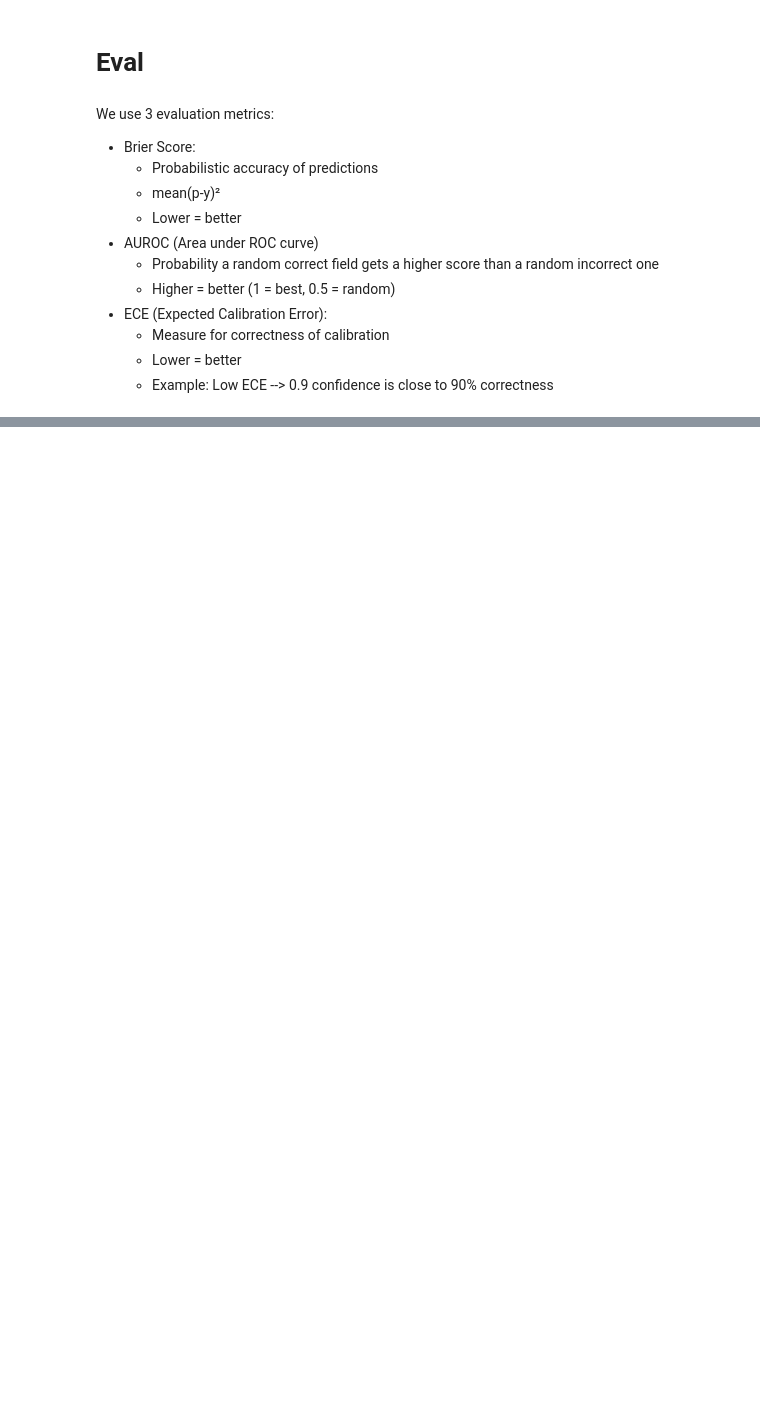
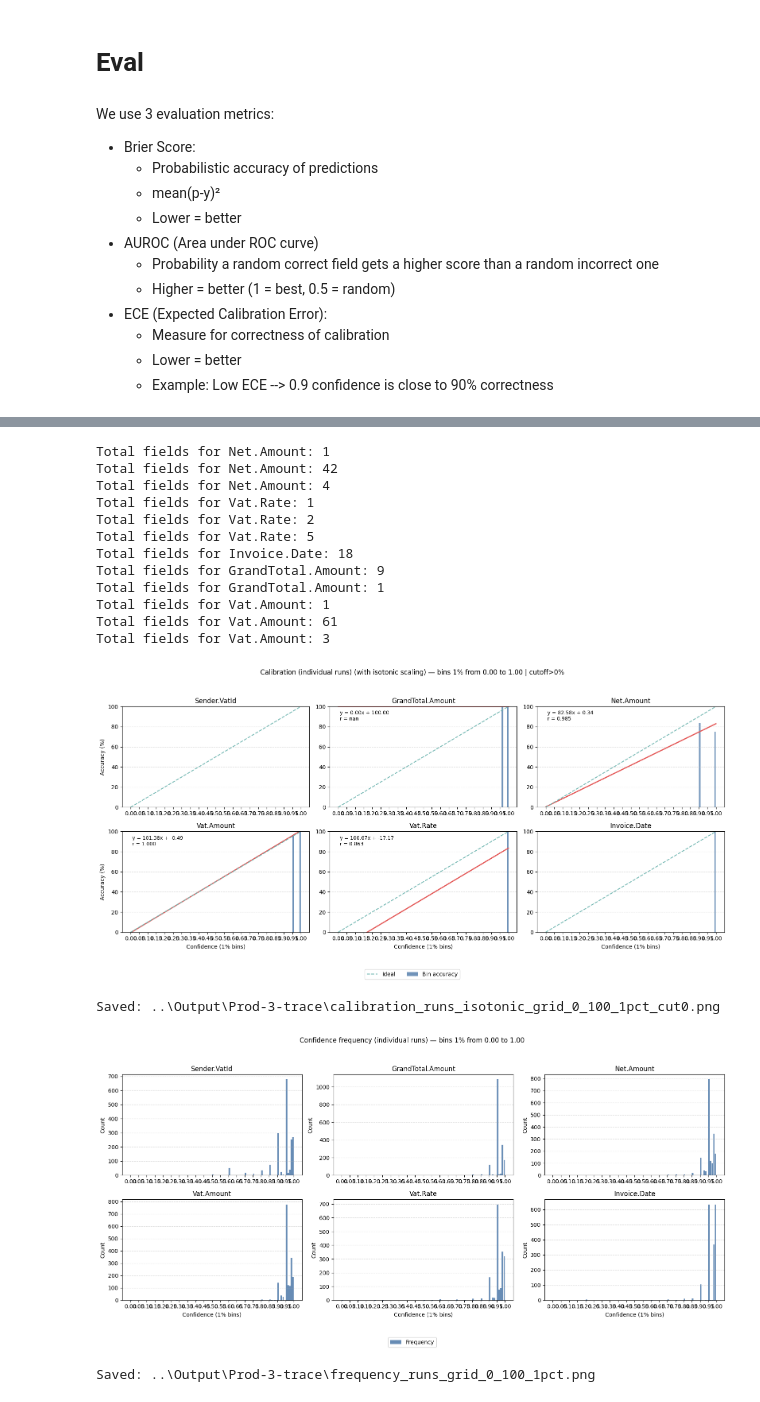
Before and after one commit to blumatix/bludelta-confidence-scores, a Jupyter notebook: Code/LLM-as-a-judge - Standard.ipynb, the cells around one changed output, grey strips where cells are left out. Cells and saved outputs as stored; diff of their text form; code cells hidden in the pictures; blank space fills up the shorter version.

Commit message:
Add isotonic calibration

```diff
--- a/Code/LLM-as-a-judge - Standard.ipynb
+++ b/Code/LLM-as-a-judge - Standard.ipynb
@@ -2589,0 +3036,39 @@ Field: GrandTotal.Amount
+# %%
+plot_calibration(
+    f"../Output/{FOLDER_TO_VISUALIZE}",
+    mode="runs",
+    min_conf=MIN_CONF,
+    max_conf=MAX_CONF,
+    bin_width=BIN_WIDTH,
+    min_bin_pct=MIN_BIN_PCT,
+    use_isotonic=True,
+    train_by_field=train_by_field,
+    test_by_field=test_by_field,
+)
+
+plot_confidence_frequency(
+    f"../Output/{FOLDER_TO_VISUALIZE}",
+    mode="runs",
+    min_conf=MIN_CONF,
+    max_conf=MAX_CONF,
+    bin_width=BIN_WIDTH,
+    train_by_field=train_by_field,
+    test_by_field=test_by_field,
+)
+# %% [output]
+Total fields for Net.Amount: 1
+Total fields for Net.Amount: 42
+Total fields for Net.Amount: 4
+Total fields for Vat.Rate: 1
+Total fields for Vat.Rate: 2
+Total fields for Vat.Rate: 5
+Total fields for Invoice.Date: 18
+Total fields for GrandTotal.Amount: 9
+Total fields for GrandTotal.Amount: 1
+Total fields for Vat.Amount: 1
+Total fields for Vat.Amount: 61
+Total fields for Vat.Amount: 3
+[figure, added]
+Saved: ..\Output\Prod-3-trace\calibration_runs_isotonic_grid_0_100_1pct_cut0.png
+[figure, added]
+Saved: ..\Output\Prod-3-trace\frequency_runs_grid_0_100_1pct.png
```
Also changed, not shown: parts of 14 cells of this notebook, 1 other file.
